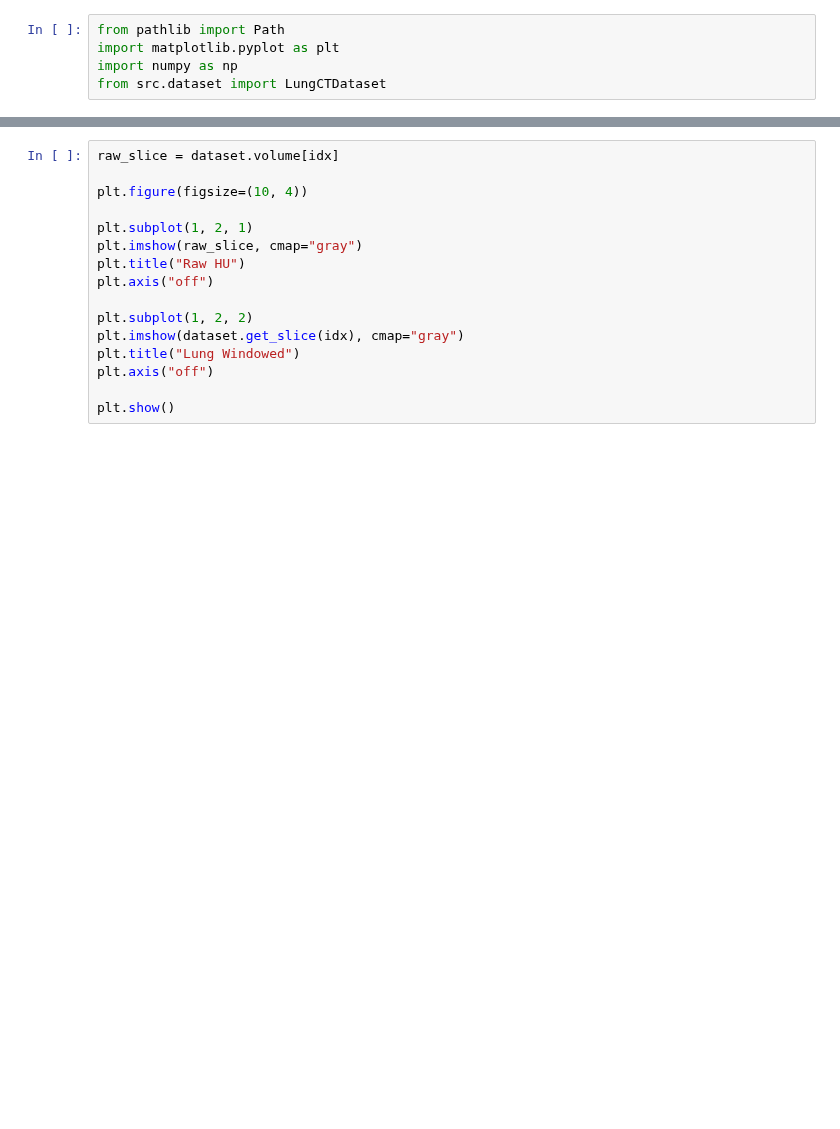
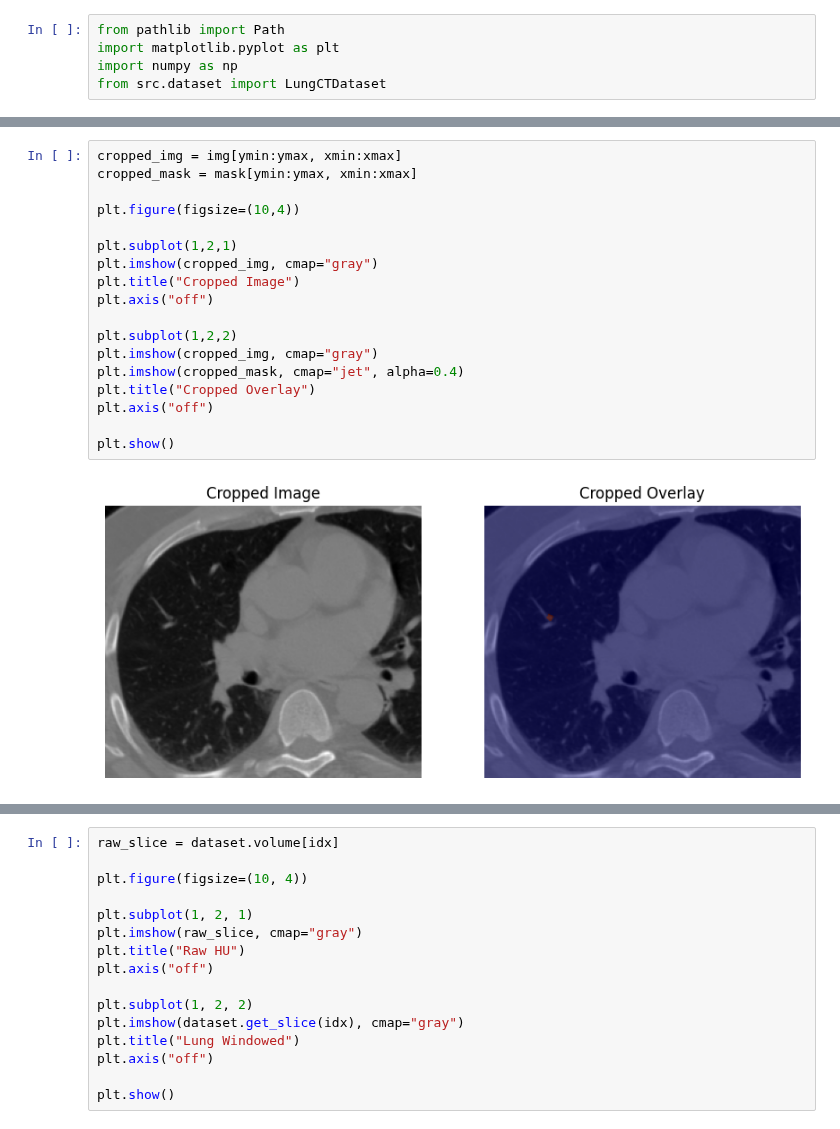
Before and after one commit to 26harvintilavat/Lung-Tumor-Segmentation, a Jupyter notebook: notebooks/02_lidc_notebook.ipynb, the cells around one changed output, grey strips where cells are left out. Drawn from its saved outputs; the diff is of its cells as text; blank space fills up the shorter version.

```diff
--- a/notebooks/02_lidc_notebook.ipynb
+++ b/notebooks/02_lidc_notebook.ipynb
@@ -11,0 +69,20 @@ from src.dataset import LungCTDataset
+# %%
+cropped_img = img[ymin:ymax, xmin:xmax]
+cropped_mask = mask[ymin:ymax, xmin:xmax]
+
+plt.figure(figsize=(10,4))
+
+plt.subplot(1,2,1)
+plt.imshow(cropped_img, cmap="gray")
+plt.title("Cropped Image")
+plt.axis("off")
+
+plt.subplot(1,2,2)
+plt.imshow(cropped_img, cmap="gray")
+plt.imshow(cropped_mask, cmap="jet", alpha=0.4)
+plt.title("Cropped Overlay")
+plt.axis("off")
+
+plt.show()
+# %% [output]
+[figure, added]
```
Also changed, not shown: parts of 19 cells of this notebook.
